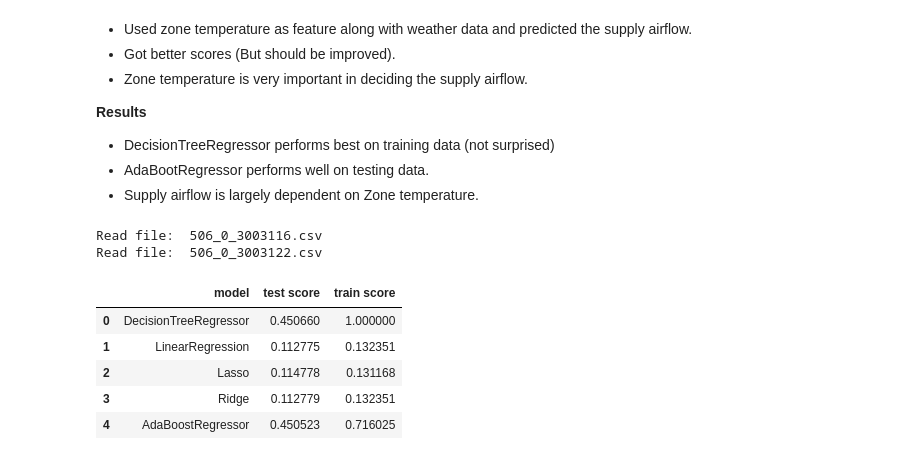
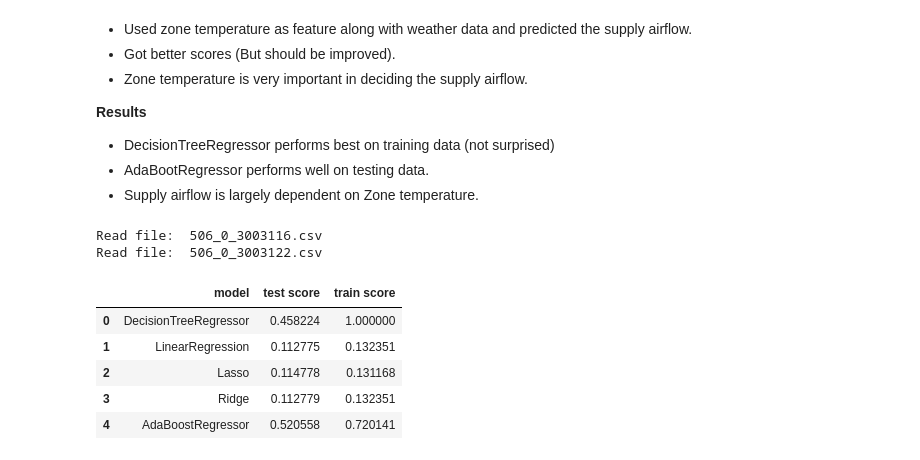
Before and after one commit to mas-dse-mkjaiswa/Capstone, a Jupyter notebook: final/sensor_data_analysis.ipynb, the cells around one changed output. Drawn from its saved outputs; the diff is of its cells as text; code cells hidden in the pictures.

```diff
--- a/final/sensor_data_analysis.ipynb
+++ b/final/sensor_data_analysis.ipynb
@@ -199,19 +189,19 @@ Read file:  506_0_3003122.csv
 # %%
 room = 'Rm-3114'
 signals = ["Zone Temperature", 'Supply Airflow']
 features = ['temp', 'temp_min', 'temp_max', 'pressure', 'humidity', 'wind_speed', 'wind_deg',
         'clouds_all', 'weather_id', 'weather_main', 'hour', "Zone Temperature"]
 day = "Sunday"
 target = 'Supply Airflow'
 
-model_df = get_signal_dataframe(room, signals)
+model_df = get_signal_dataframe(room, signals, mean_type="hour", use_weather_data=True)
 model_for_day(model_df, features, target)
 # %% [output]
 Read file:  506_0_3003116.csv
 Read file:  506_0_3003122.csv
 |  | model | test score | train score |
-| 0 | DecisionTreeRegressor | 0.450660 | 1.000000 |
+| 0 | DecisionTreeRegressor | 0.458224 | 1.000000 |
 | 1 | LinearRegression | 0.112775 | 0.132351 |
 | 2 | Lasso | 0.114778 | 0.131168 |
 | 3 | Ridge | 0.112779 | 0.132351 |
-| 4 | AdaBoostRegressor | 0.450523 | 0.716025 |
+| 4 | AdaBoostRegressor | 0.520558 | 0.720141 |
```
Also changed, not shown: parts of 8 cells of this notebook, 3 other files.
